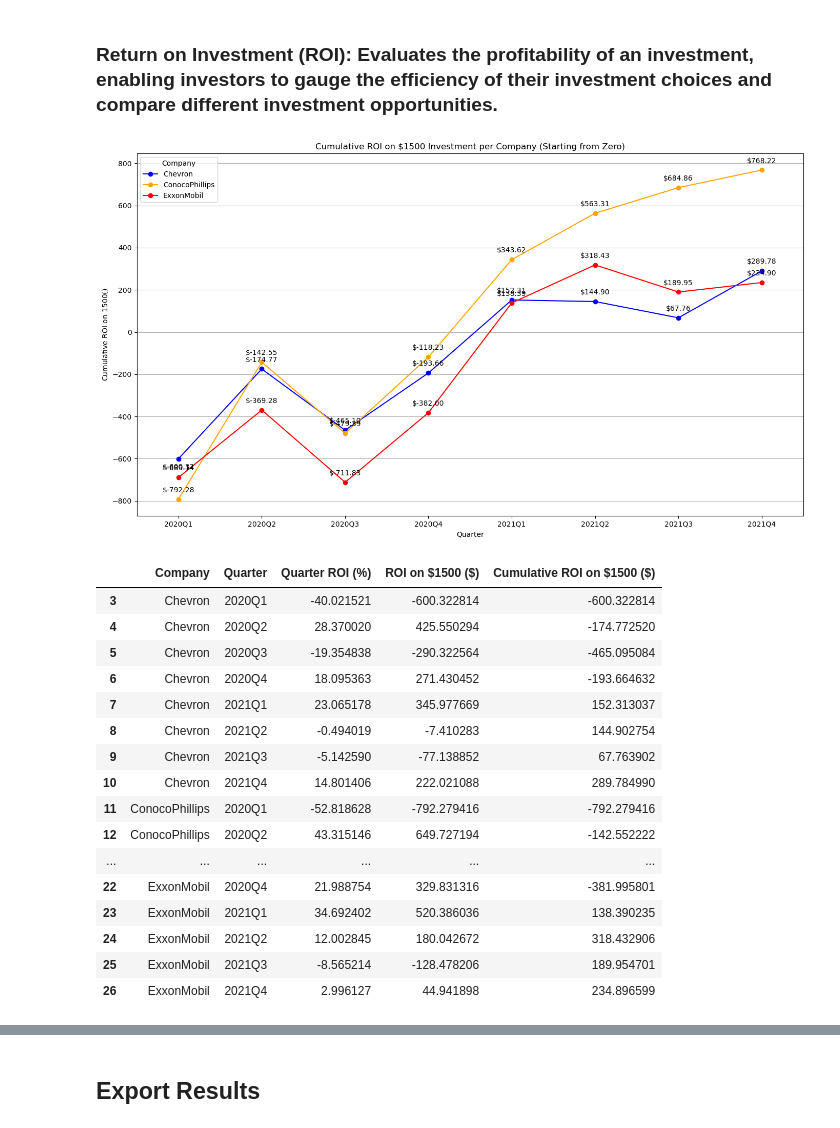
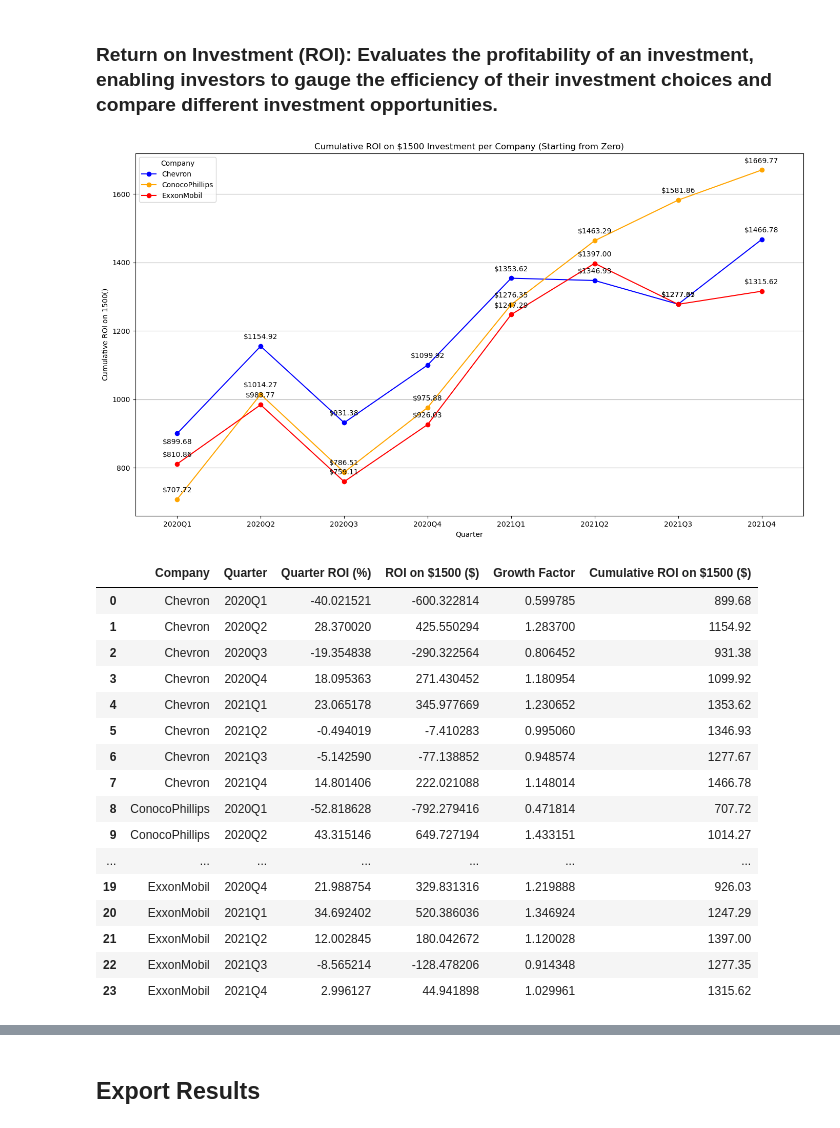
Before and after one commit to juanbracho/UT_Module16, a Jupyter notebook: data/Project_Stock_Analysis.ipynb, the cells around one changed output, grey strips where cells are left out. Drawn from its saved outputs; the diff is of its cells as text; code cells hidden in the pictures.

```diff
--- a/data/Project_Stock_Analysis.ipynb
+++ b/data/Project_Stock_Analysis.ipynb
@@ -529,26 +529,22 @@ def oil_roi(group):
     opening_price = group.iloc[0]['Open']
     closing_price = group.iloc[-1]['Close']
     roi_percentage = ((closing_price - opening_price) / opening_price) * 100
+    growth_factor = 1 + (roi_percentage / 100)
     return pd.Series({
         'Quarter ROI (%)': roi_percentage,
-        'ROI on $1500 ($)': (roi_percentage / 100) * 1500
+        'ROI on $1500 ($)': (roi_percentage / 100) * 1500,
+        'Growth Factor': growth_factor
     })
 
 # Apply the ROI calculation to each company for each quarter
 cumulative_oil_roi = filtered_oil_data.groupby(['Company', 'Quarter']).apply(oil_roi).reset_index()
 
 # Initialize cumulative ROI with zero
-initial_investment = pd.DataFrame({
-    'Company': initial_prices.index,
-    'Quarter': '0',
-    'Quarter ROI (%)': 0,
-    'ROI on $1500 ($)': 0,
-    'Cumulative ROI on $1500 ($)': 0
-})
+initial_investment = 1500
 
 # Ensure that the cumulative ROI starts from zero for each company
-cumulative_oil_roi['Cumulative ROI on $1500 ($)'] = cumulative_oil_roi.groupby('Company')['ROI on $1500 ($)'].cumsum()
-cumulative_oil_roi = pd.concat([initial_investment, cumulative_oil_roi], ignore_index=True).sort_values(by=['Company', 'Quarter'])
+cumulative_oil_roi['Cumulative ROI on $1500 ($)'] = round(cumulative_oil_roi.groupby('Company')['Growth Factor'].cumprod() * initial_investment, 2)
+# cumulative_oil_roi = pd.concat([initial_investment, cumulative_oil_roi], ignore_index=True).sort_values(by=['Company', 'Quarter'])
 
 # Convert the 'Quarter' column to string
 cumulative_oil_roi['Quarter'] = cumulative_oil_roi['Quarter'].astype(str)
@@ -566,51 +562,51 @@ for company in cumulative_oil_roi['Company'].unique():
     # Annotate each point with the Y value
     for i, row in company_data.iterrows():
         if company == 'Chevron' and row['Quarter'] == '2020Q1':
             plt.annotate(f"${row['Cumulative ROI on $1500 ($)']:.2f}", (row['Quarter'], row['Cumulative ROI on $1500 ($)']), textcoords="offset points",
                          xytext=(0, -15), ha='center')  # Lower the annotation for Chevron in Q1
         else:
             plt.annotate(f"${row['Cumulative ROI on $1500 ($)']:.2f}", (row['Quarter'], row['Cumulative ROI on $1500 ($)']), textcoords="offset points",
                          xytext=(0, 10), ha='center')
 
 # Plot visual formatting.
 # Define the x-tick positions and labels
 xticks_positions = range(len(cumulative_oil_roi['Quarter'].unique()))
 xticks_labels = cumulative_oil_roi['Quarter'].unique()
 
 plt.xticks(xticks_positions, xticks_labels)
 
 # Set x-axis limits to include space before the first quarter
 plt.xlim(left=-0.5, right=len(xticks_positions)-0.5)
 
 plt.title('Cumulative ROI on $1500 Investment per Company (Starting from Zero)')
 plt.xlabel('Quarter')
 plt.ylabel('Cumulative ROI on $1500 ($)')
 plt.legend(title='Company')
 plt.grid(True, axis='y')  # Horizontal grid lines only
 plt.tight_layout()
 plt.savefig('outputs/oil_roi.png')
 plt.show()
 
 cumulative_oil_roi
 # %% [output]
-[figure, old version]
+[figure, new version]
-|  | Company | Quarter | Quarter ROI (%) | ROI on $1500 ($) | Cumulative ROI on $1500 ($) |
-| 3 | Chevron | 2020Q1 | -40.021521 | -600.322814 | -600.322814 |
-| 4 | Chevron | 2020Q2 | 28.370020 | 425.550294 | -174.772520 |
-| 5 | Chevron | 2020Q3 | -19.354838 | -290.322564 | -465.095084 |
-| 6 | Chevron | 2020Q4 | 18.095363 | 271.430452 | -193.664632 |
-| 7 | Chevron | 2021Q1 | 23.065178 | 345.977669 | 152.313037 |
-| 8 | Chevron | 2021Q2 | -0.494019 | -7.410283 | 144.902754 |
-| 9 | Chevron | 2021Q3 | -5.142590 | -77.138852 | 67.763902 |
-| 10 | Chevron | 2021Q4 | 14.801406 | 222.021088 | 289.784990 |
-| 11 | ConocoPhillips | 2020Q1 | -52.818628 | -792.279416 | -792.279416 |
-| 12 | ConocoPhillips | 2020Q2 | 43.315146 | 649.727194 | -142.552222 |
-| ... | ... | ... | ... | ... | ... |
-| 22 | ExxonMobil | 2020Q4 | 21.988754 | 329.831316 | -381.995801 |
-| 23 | ExxonMobil | 2021Q1 | 34.692402 | 520.386036 | 138.390235 |
-| 24 | ExxonMobil | 2021Q2 | 12.002845 | 180.042672 | 318.432906 |
-| 25 | ExxonMobil | 2021Q3 | -8.565214 | -128.478206 | 189.954701 |
-| 26 | ExxonMobil | 2021Q4 | 2.996127 | 44.941898 | 234.896599 |
+|  | Company | Quarter | Quarter ROI (%) | ROI on $1500 ($) | Growth Factor | Cumulative ROI on $1500 ($) |
+| 0 | Chevron | 2020Q1 | -40.021521 | -600.322814 | 0.599785 | 899.68 |
+| 1 | Chevron | 2020Q2 | 28.370020 | 425.550294 | 1.283700 | 1154.92 |
+| 2 | Chevron | 2020Q3 | -19.354838 | -290.322564 | 0.806452 | 931.38 |
+| 3 | Chevron | 2020Q4 | 18.095363 | 271.430452 | 1.180954 | 1099.92 |
+| 4 | Chevron | 2021Q1 | 23.065178 | 345.977669 | 1.230652 | 1353.62 |
+| 5 | Chevron | 2021Q2 | -0.494019 | -7.410283 | 0.995060 | 1346.93 |
+| 6 | Chevron | 2021Q3 | -5.142590 | -77.138852 | 0.948574 | 1277.67 |
+| 7 | Chevron | 2021Q4 | 14.801406 | 222.021088 | 1.148014 | 1466.78 |
+| 8 | ConocoPhillips | 2020Q1 | -52.818628 | -792.279416 | 0.471814 | 707.72 |
+| 9 | ConocoPhillips | 2020Q2 | 43.315146 | 649.727194 | 1.433151 | 1014.27 |
+| ... | ... | ... | ... | ... | ... | ... |
+| 19 | ExxonMobil | 2020Q4 | 21.988754 | 329.831316 | 1.219888 | 926.03 |
+| 20 | ExxonMobil | 2021Q1 | 34.692402 | 520.386036 | 1.346924 | 1247.29 |
+| 21 | ExxonMobil | 2021Q2 | 12.002845 | 180.042672 | 1.120028 | 1397.00 |
+| 22 | ExxonMobil | 2021Q3 | -8.565214 | -128.478206 | 0.914348 | 1277.35 |
+| 23 | ExxonMobil | 2021Q4 | 2.996127 | 44.941898 | 1.029961 | 1315.62 |
 # %%
 # Get the opening price on 2020-01-02 for each company (change the date if necessary)
 initial_prices_tele = filtered_tele_data[filtered_tele_data['Date'] == pd.Timestamp('2020-01-02')].set_index('Company')['Open']
```
Also changed, not shown: parts of 6 cells of this notebook, 19 other files.
